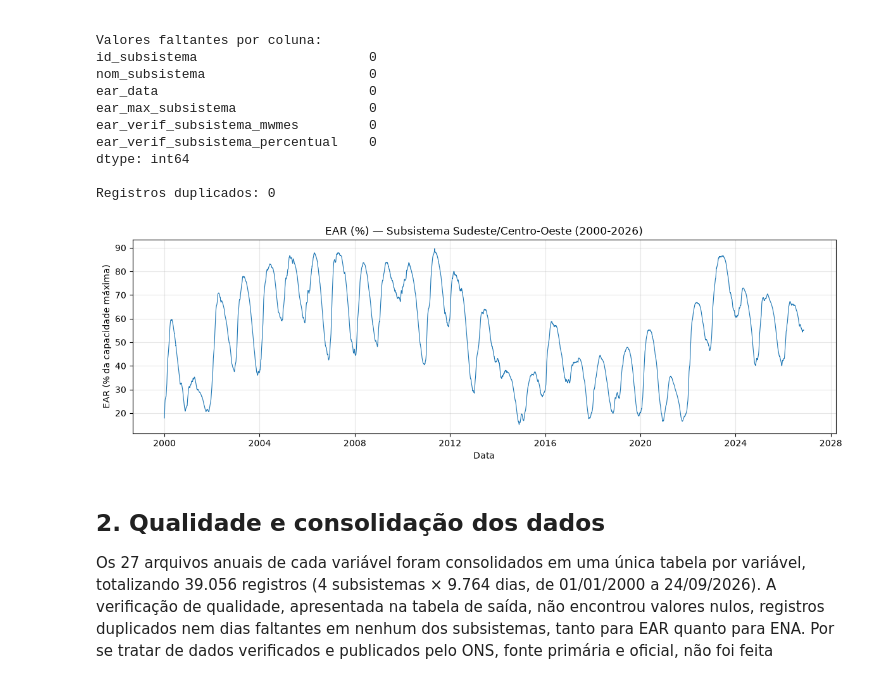
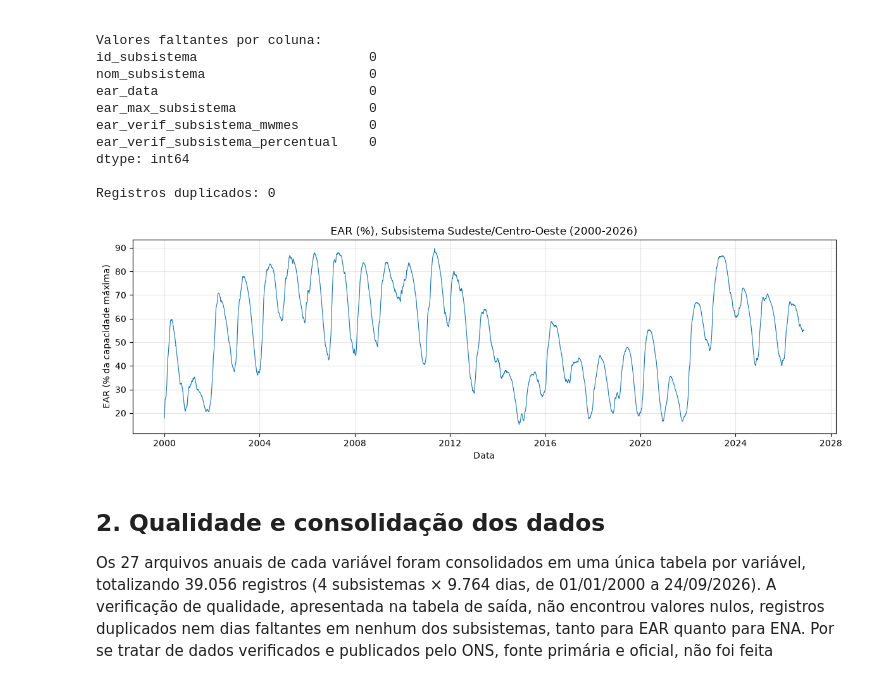
Before and after one commit to cristianomack/projeto-aplicado-iv, a Jupyter notebook: notebooks/cd_projeto_aplicado_IV_doc.ipynb, the cells around one changed output. Cells and saved outputs as stored; diff of their text form; code cells hidden in the pictures.

```diff
--- a/notebooks/cd_projeto_aplicado_IV_doc.ipynb
+++ b/notebooks/cd_projeto_aplicado_IV_doc.ipynb
@@ -206,22 +206,22 @@ Registros duplicados: 0
 # %%
 import matplotlib.pyplot as plt
 from pathlib import Path
 
 Path("../docs/img").mkdir(parents=True, exist_ok=True)
 
 df_se = df_ear[df_ear["id_subsistema"] == "SE"]
 
 plt.figure(figsize=(12, 4))
 plt.plot(df_se["ear_data"], df_se["ear_verif_subsistema_percentual"], linewidth=0.8)
-plt.title("EAR (%) — Subsistema Sudeste/Centro-Oeste (2000-2026)")
+plt.title("EAR (%), Subsistema Sudeste/Centro-Oeste (2000-2026)")
 plt.xlabel("Data")
 plt.ylabel("EAR (% da capacidade máxima)")
 plt.grid(alpha=0.3)
 plt.tight_layout()
 plt.savefig("../docs/img/ear_se_serie_completa.png", dpi=120)
 plt.show()
 # %% [output]
-[figure, old version]
+[figure, new version]
 # %% [markdown]
 ## 2. Qualidade e consolidação dos dados
 
```
Also changed, not shown: parts of 26 cells of this notebook, 3 other files.
